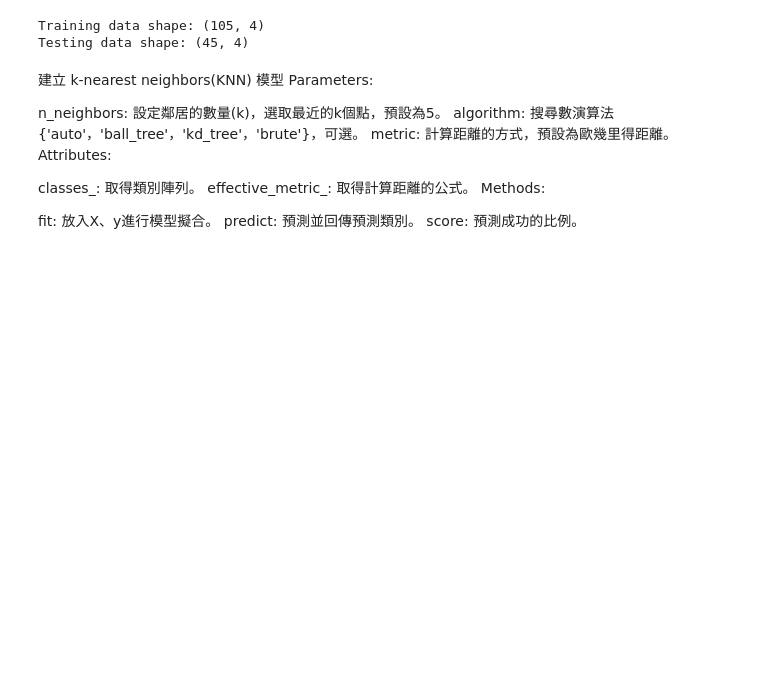
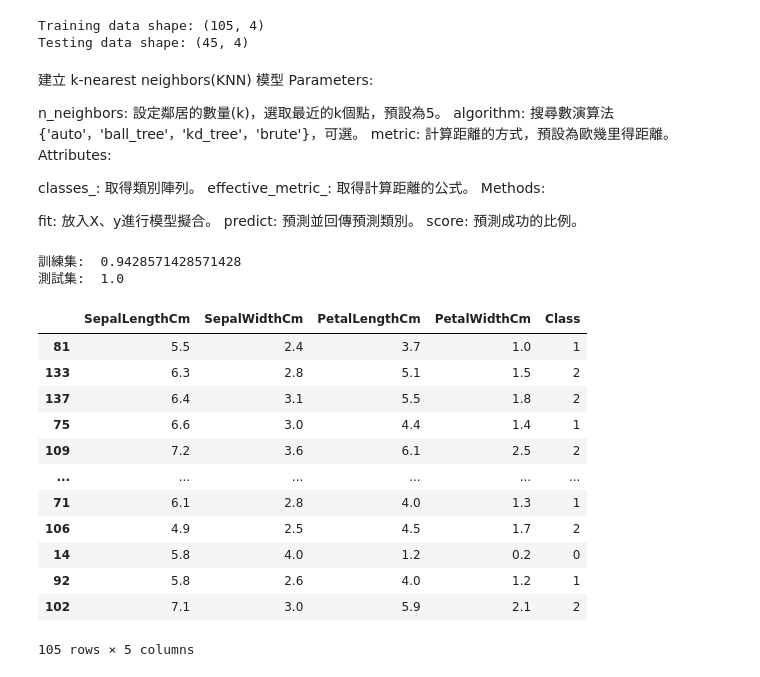
Before and after one commit to SunnyWangW/Colab, a Jupyter notebook: KNN(Classfication_iris).ipynb, the cells around one changed output. Cells and saved outputs as stored; diff of their text form; code cells hidden in the pictures; blank space fills up the shorter version.

```diff
--- a/KNN(Classfication_iris).ipynb
+++ b/KNN(Classfication_iris).ipynb
@@ -83,3 +83,10 @@ knnModel = KNeighborsClassifier(n_neighbors=3)
 knnModel.fit(X_train,y_train)
 # 使用訓練資料預測分類
 predicted= knnModel.predict(X_train)
+# %%
+# 預測成功的比例
+print('訓練集: ',knnModel.score(X_train,y_train))
+print('測試集: ',knnModel.score(X_test,y_test))
+# %% [output]
+訓練集:  0.9428571428571428
+測試集:  1.0
@@ -85,0 +100,16 @@ predicted= knnModel.predict(X_train)
+# %%
+df_train
+# %% [output]
+|  | SepalLengthCm | SepalWidthCm | PetalLengthCm | PetalWidthCm | Class |
+| 81 | 5.5 | 2.4 | 3.7 | 1.0 | 1 |
+| 133 | 6.3 | 2.8 | 5.1 | 1.5 | 2 |
+| 137 | 6.4 | 3.1 | 5.5 | 1.8 | 2 |
+| 75 | 6.6 | 3.0 | 4.4 | 1.4 | 1 |
+| 109 | 7.2 | 3.6 | 6.1 | 2.5 | 2 |
+| ... | ... | ... | ... | ... | ... |
+| 71 | 6.1 | 2.8 | 4.0 | 1.3 | 1 |
+| 106 | 4.9 | 2.5 | 4.5 | 1.7 | 2 |
+| 14 | 5.8 | 4.0 | 1.2 | 0.2 | 0 |
+| 92 | 5.8 | 2.6 | 4.0 | 1.2 | 1 |
+| 102 | 7.1 | 3.0 | 5.9 | 2.1 | 2 |
+105 rows × 5 columns
```
Also changed, not shown: parts of 2 cells of this notebook.
